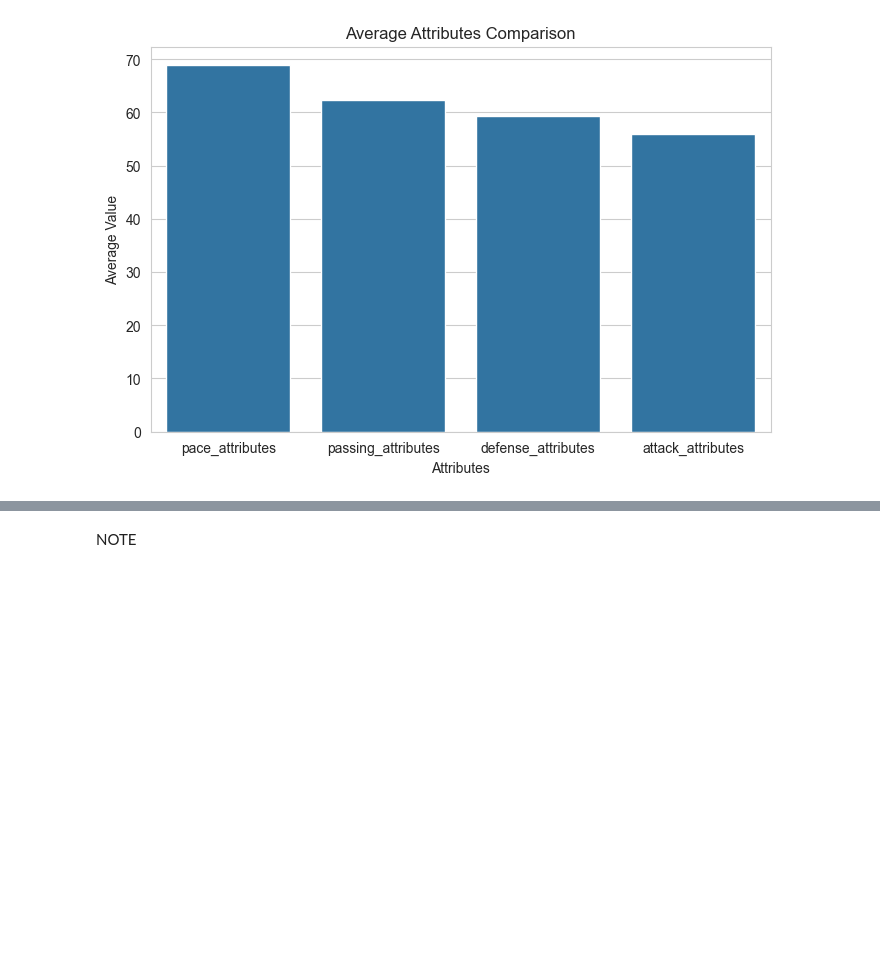
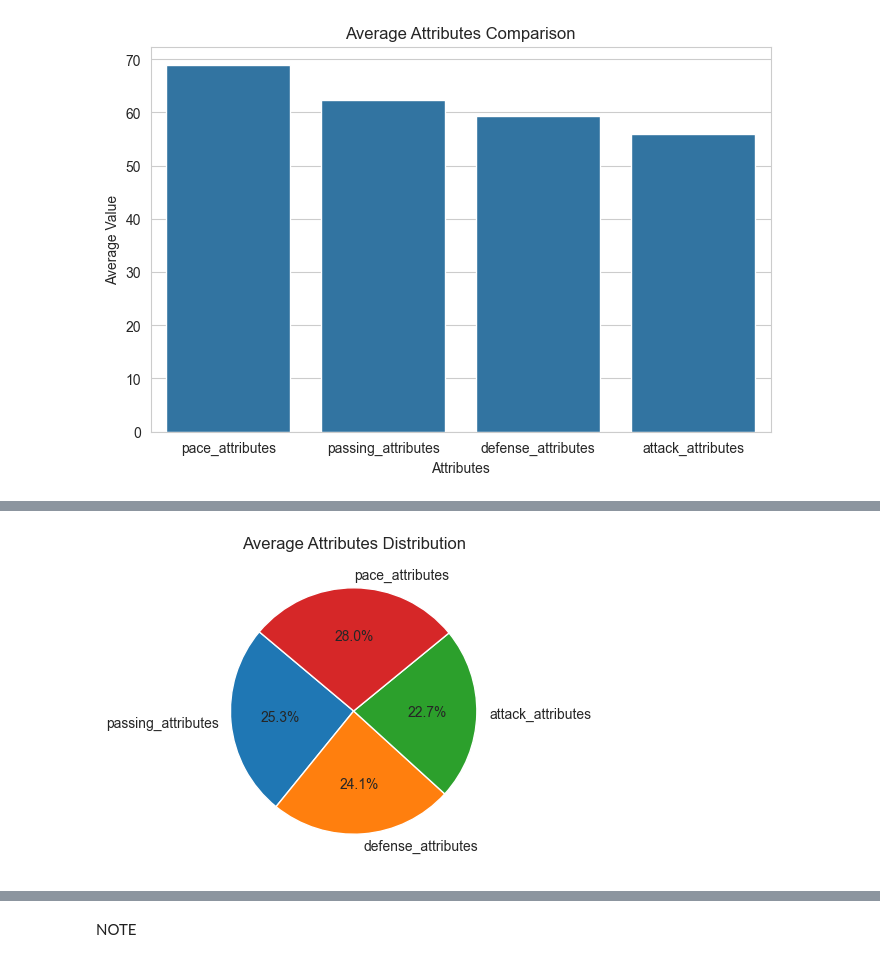
Before and after one commit to lehaanwar/football-players-data, a Jupyter notebook: jupyter_notebooks/Data Vis.ipynb, the cells around one changed output, grey strips where cells are left out. Drawn from its saved outputs; the diff is of its cells as text; code cells hidden in the pictures; blank space fills up the shorter version.

```diff
--- a/jupyter_notebooks/Data Vis.ipynb
+++ b/jupyter_notebooks/Data Vis.ipynb
@@ -362,0 +365,10 @@ plt.show()
+# %%
+# compare the passing_attributes, defense_attributes, attack_attributes and pace_attributes by frequency using a pie chart
+attributes = ['passing_attributes', 'defense_attributes', 'attack_attributes', 'pace_attributes']
+mean_attributes = df[attributes].mean()
+plt.figure(figsize=(4, 4))
+plt.pie(mean_attributes.values, labels=mean_attributes.index, autopct='%1.1f%%', startangle=140)
+plt.title('Average Attributes Distribution')
+plt.show()
+# %% [output]
+[figure, added]
```
Also changed, not shown: parts of 21 cells of this notebook.
